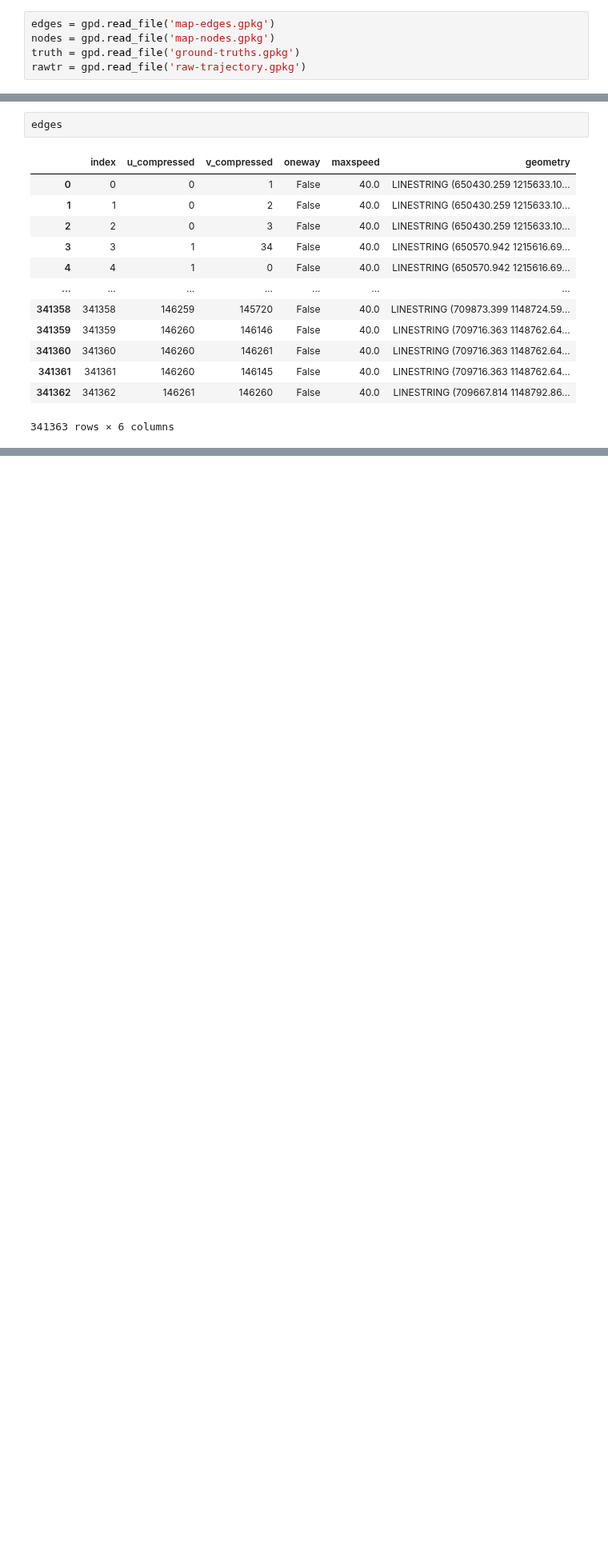
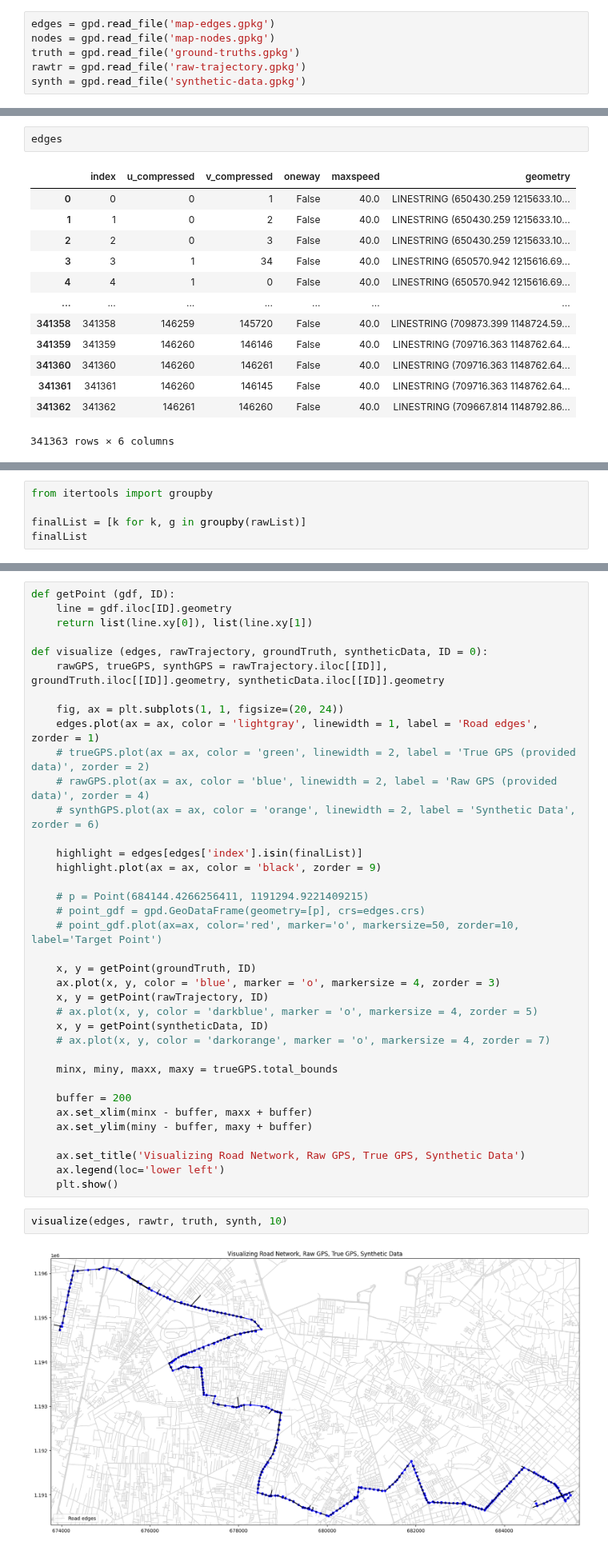
Before and after one commit to callmelucian/cs160-lab-25125027, a Jupyter notebook: data/processed/playground.ipynb, the cells around one changed output, grey strips where cells are left out. Shown at 80% size. Cells and saved outputs as stored; diff of their text form; blank space fills up the shorter version.

```diff
--- a/data/processed/playground.ipynb
+++ b/data/processed/playground.ipynb
@@ -6,6 +9,7 @@ edges = gpd.read_file('map-edges.gpkg')
 nodes = gpd.read_file('map-nodes.gpkg')
 truth = gpd.read_file('ground-truths.gpkg')
 rawtr = gpd.read_file('raw-trajectory.gpkg')
+synth = gpd.read_file('synthetic-data.gpkg')
 # %%
 nodes
 # %% [output]
@@ -73,0 +80,5 @@ rawtr
+# %%
+from itertools import groupby
+
+finalList = [k for k, g in groupby(rawList)]
+finalList
@@ -73,0 +103,41 @@ rawtr
+# %%
+def getPoint (gdf, ID):
+    line = gdf.iloc[ID].geometry
+    return list(line.xy[0]), list(line.xy[1])
+
+def visualize (edges, rawTrajectory, groundTruth, syntheticData, ID = 0):
+    rawGPS, trueGPS, synthGPS = rawTrajectory.iloc[[ID]], groundTruth.iloc[[ID]].geometry, syntheticData.iloc[[ID]].geometry
+
+    fig, ax = plt.subplots(1, 1, figsize=(20, 24))
+    edges.plot(ax = ax, color = 'lightgray', linewidth = 1, label = 'Road edges', zorder = 1)
+    # trueGPS.plot(ax = ax, color = 'green', linewidth = 2, label = 'True GPS (provided data)', zorder = 2)
+    # rawGPS.plot(ax = ax, color = 'blue', linewidth = 2, label = 'Raw GPS (provided data)', zorder = 4)
+    # synthGPS.plot(ax = ax, color = 'orange', linewidth = 2, label = 'Synthetic Data', zorder = 6)
+
+    highlight = edges[edges['index'].isin(finalList)]
+    highlight.plot(ax = ax, color = 'black', zorder = 9)
+
+    # p = Point(684144.4266256411, 1191294.9221409215)
+    # point_gdf = gpd.GeoDataFrame(geometry=[p], crs=edges.crs)
+    # point_gdf.plot(ax=ax, color='red', marker='o', markersize=50, zorder=10, label='Target Point')
+
+    x, y = getPoint(groundTruth, ID)
+    ax.plot(x, y, color = 'blue', marker = 'o', markersize = 4, zorder = 3)
+    x, y = getPoint(rawTrajectory, ID)
+    # ax.plot(x, y, color = 'darkblue', marker = 'o', markersize = 4, zorder = 5)
+    x, y = getPoint(syntheticData, ID)
+    # ax.plot(x, y, color = 'darkorange', marker = 'o', markersize = 4, zorder = 7)
+
+    minx, miny, maxx, maxy = trueGPS.total_bounds
+
+    buffer = 200
+    ax.set_xlim(minx - buffer, maxx + buffer)
+    ax.set_ylim(miny - buffer, maxy + buffer)
+
+    ax.set_title('Visualizing Road Network, Raw GPS, True GPS, Synthetic Data')
+    ax.legend(loc='lower left')
+    plt.show()
+# %%
+visualize(edges, rawtr, truth, synth, 10)
+# %% [output]
+[figure, added]
```
Also changed, not shown: parts of 12 cells of this notebook, 6 other files.
